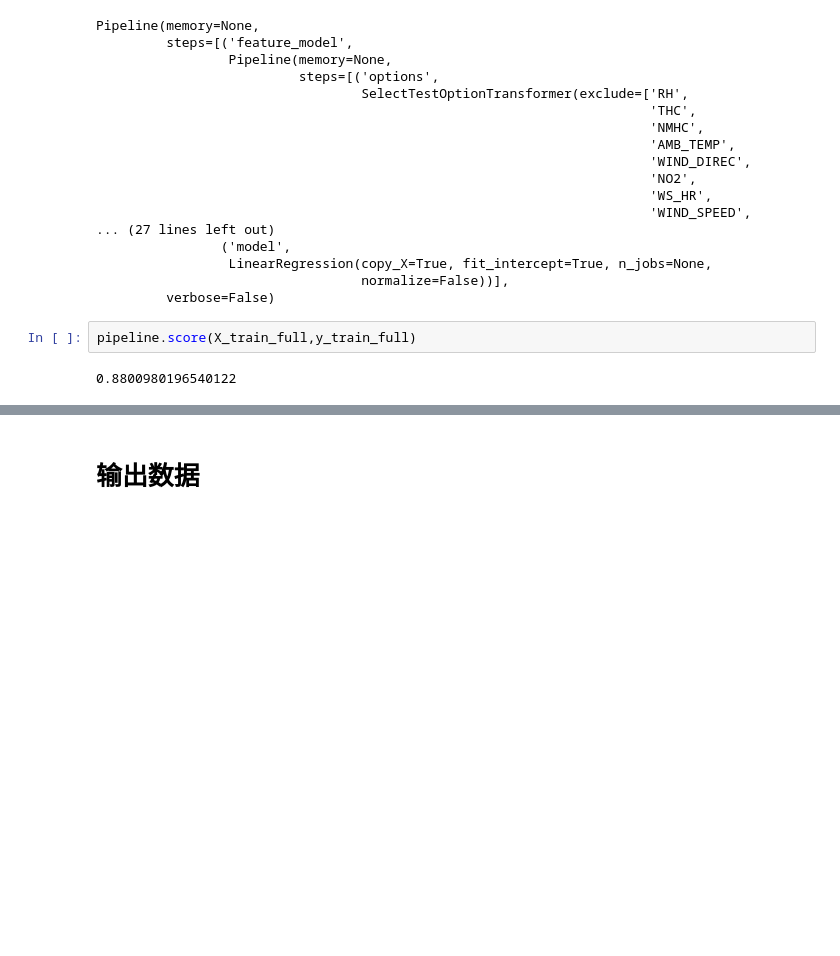
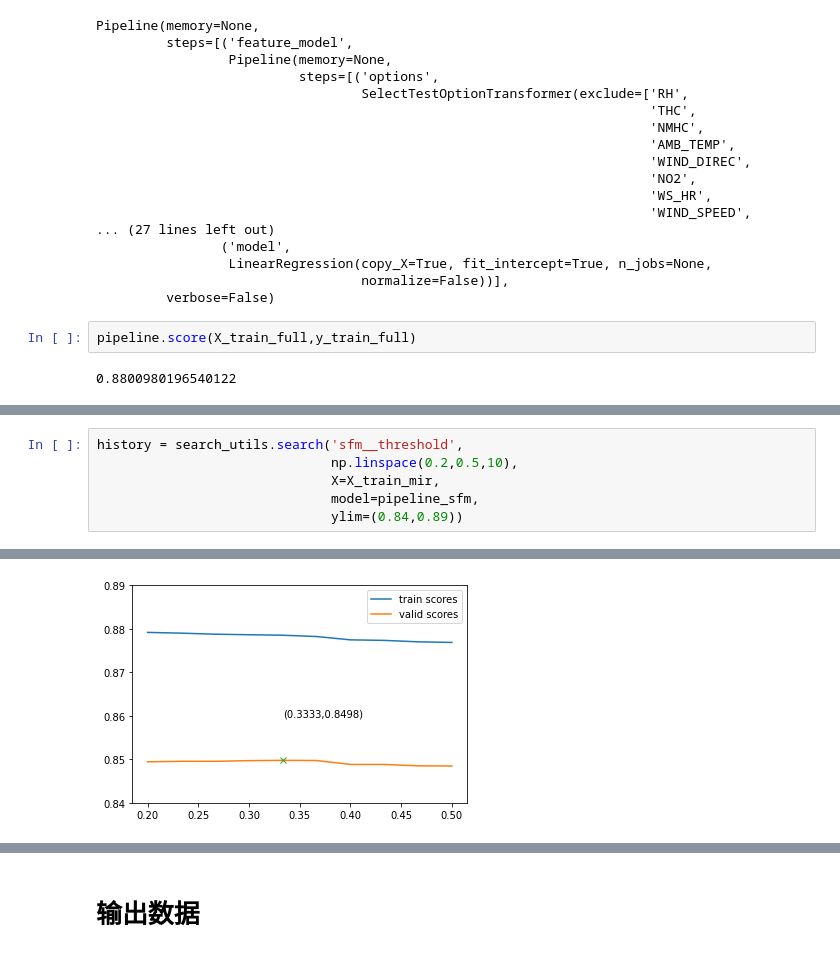
Before and after one commit to FreemanHu/ml2020_lhy, a Jupyter notebook: hw1/hw1_pm25_prediction_v4_linear.ipynb, the cells around one changed output, grey strips where cells are left out. Saved outputs shown, nothing was run; the diff lists cells and outputs as text; blank space fills up the shorter version.

```diff
--- a/hw1/hw1_pm25_prediction_v4_linear.ipynb
+++ b/hw1/hw1_pm25_prediction_v4_linear.ipynb
@@ -501,0 +528,7 @@ pipeline.score(X_train_full,y_train_full)
+# %%
+history = search_utils.search('sfm__threshold',
+                              np.linspace(0.2,0.5,10),
+                              X=X_train_mir,
+                              model=pipeline_sfm,
+                              ylim=(0.84,0.89))
+# %% [output]
@@ -501,0 +537 @@ pipeline.score(X_train_full,y_train_full)
+[figure, added]
```
Also changed, not shown: parts of 17 cells of this notebook, 1 other file.
